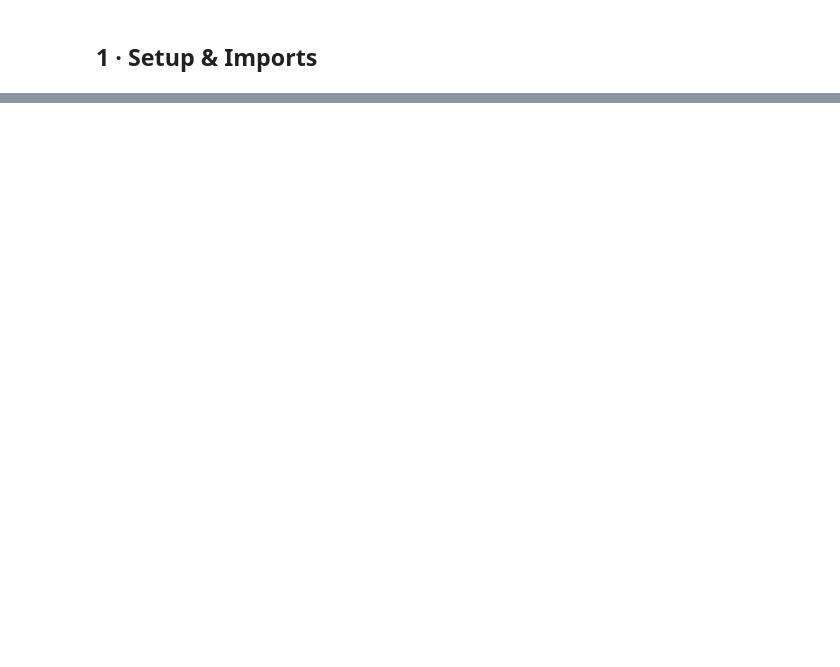
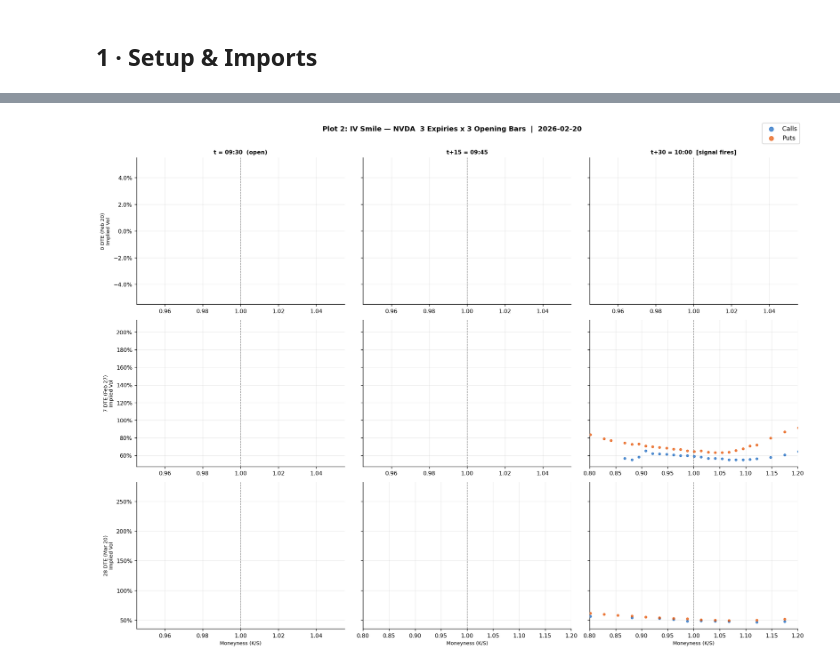
Before and after one commit to Starkl7/Options_analysis, a Jupyter notebook: Sample_dry_run.ipynb, the cells around one changed output, grey strips where cells are left out. Saved outputs shown, nothing was run; the diff lists cells and outputs as text; code cells hidden in the pictures; blank space fills up the shorter version.

```diff
--- a/Sample_dry_run.ipynb
+++ b/Sample_dry_run.ipynb
@@ -225,18 +26,0 @@ This plot shows exactly how many contracts are priceable at each bar.
-# %%
-fig, axes = plt.subplots(1, 3, figsize=(14, 4), sharey=False)
-colors = ['#2E75B6', '#C55A11', '#375623']
-bar_labels = ['09:30\nt', '09:45\nt+15', '10:00\nt+30']
-
-for ax, exp_lbl, c in zip(axes, EXP_LABELS, colors):
-    counts = [len(slices[b][exp_lbl]) for b in ['09:30','09:45','10:00']]
-    bars = ax.bar(bar_labels, counts, color=c, alpha=0.85, width=0.5)
-    ax.bar_label(bars, padding=4, fontsize=11, fontweight='bold')
-    ax.set_title(exp_lbl, fontsize=12, fontweight='bold')
-    ax.set_ylabel('Near-ATM contracts with valid IV')
-    ax.set_ylim(0, max(counts) * 1.25 + 1)
-
-fig.suptitle(f'{TICKER} — Contracts with valid bid/ask & IV  |  {DATE}', fontsize=13, y=1.02)
-plt.tight_layout()
-plt.show()
-print('Observation: 0 DTE and 7 DTE start with very few liquid quotes at 9:30/')
-print('9:45; market makers post near-term prices only after the open settles (~10:00).')
@@ -996,0 +220,40 @@ by 1.52 standard deviations. Over the next hour the straddle IV reverted
+# %%
+fig, axes = plt.subplots(3, 3, figsize=(16, 12), sharey='row')
+bar_keys    = ['09:30','09:45','10:00']
+expiry_keys = ['0 DTE (Feb 20)','7 DTE (Feb 27)','28 DTE (Mar 20)']
+bar_titles  = ['t = 09:30  (open)','t+15 = 09:45','t+30 = 10:00  [signal fires]']
+
+for row_i, exp_lbl in enumerate(expiry_keys):
+    for col_i, bar in enumerate(bar_keys):
+        ax   = axes[row_i, col_i]
+        spot = spots[bar]
+        df   = slices[bar][exp_lbl]
+        calls = df[df['type']=='c'].sort_values('strike')
+        puts  = df[df['type']=='p'].sort_values('strike')
+        calls['mono'] = calls['strike'] / spot
+        puts['mono']  = puts['strike']  / spot
+
+        h_c = ax.scatter(calls['mono'], calls['computed_iv'], s=12, color='#1565C0',
+                         alpha=0.7, label='Calls', zorder=4)
+        h_p = ax.scatter(puts['mono'],  puts['computed_iv'],  s=12, color='#E65100',
+                         alpha=0.7, label='Puts',  zorder=4)
+        ax.axvline(1.0, color='gray', lw=0.8, ls='--')
+        ax.yaxis.set_major_formatter(mticker.PercentFormatter(1))
+        if row_i == 0:
+            ax.set_title(bar_titles[col_i], fontsize=9, fontweight='bold')
+        if col_i == 0:
+            ax.set_ylabel(f'{exp_lbl}\nImplied Vol', fontsize=8)
+        if row_i == 2:
+            ax.set_xlabel('Moneyness (K/S)', fontsize=8)
+        if not df.empty:
+            ax.set_xlim(0.80, 1.20)
+
+# Single shared legend at top of figure
+fig.legend(handles=[h_c, h_p], labels=['Calls','Puts'],
+           loc='upper right', fontsize=10, markerscale=2,
+           framealpha=0.9, bbox_to_anchor=(0.99, 0.99))
+plt.suptitle(f'Plot 2: IV Smile — {TICKER}  3 Expiries x 3 Opening Bars  |  {DATE}',
+             fontsize=11, fontweight='bold')
+plt.tight_layout(rect=[0, 0, 1, 0.97]); plt.show()
+# %% [output]
+[figure, added]
```
Also changed, not shown: parts of 71 cells of this notebook, 11 other files.
